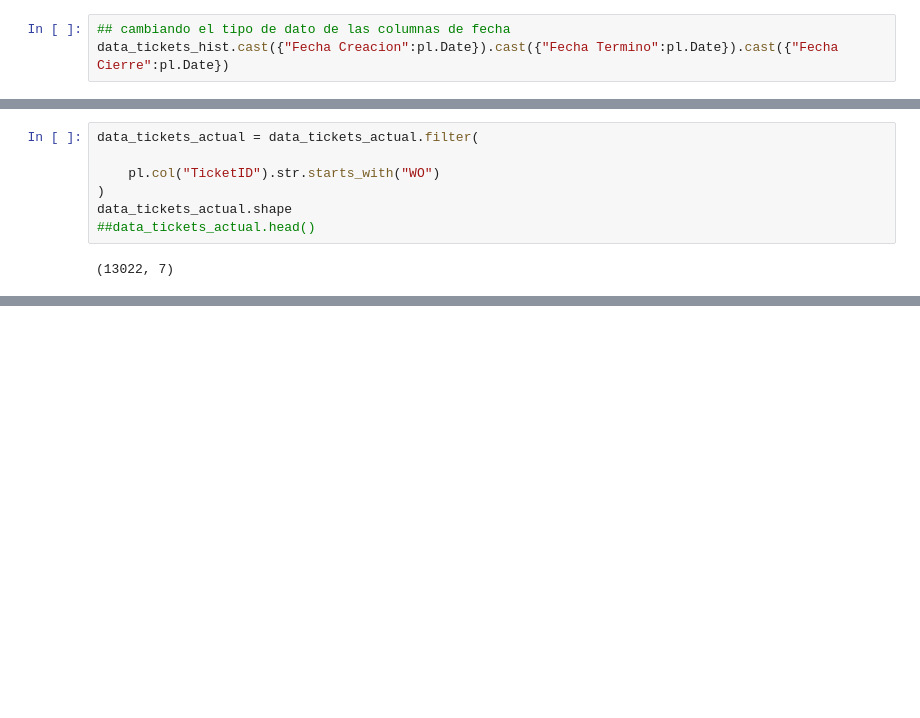
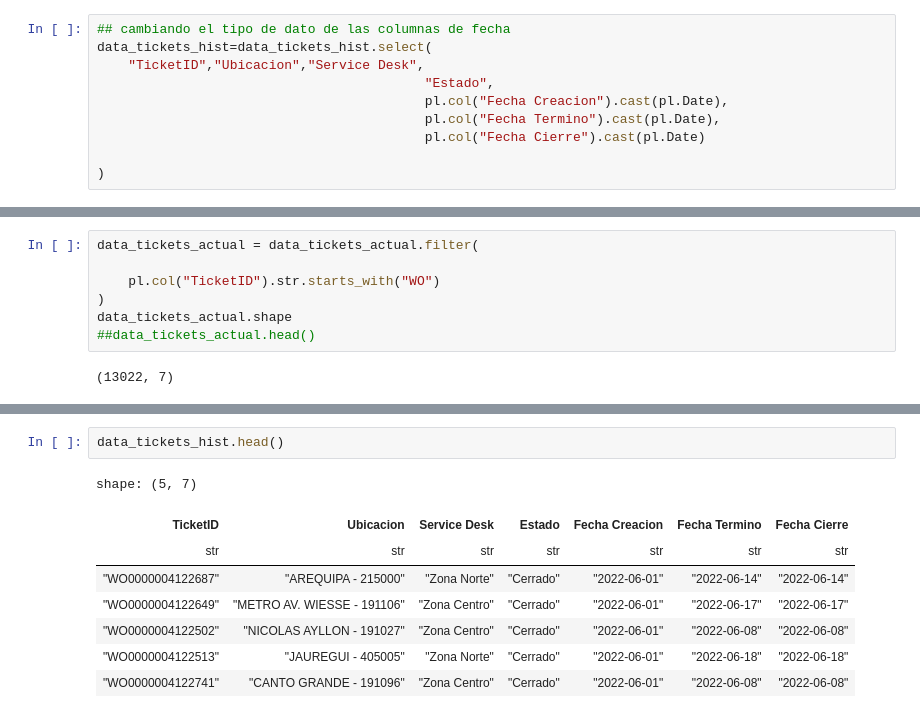
Before and after one commit to omarayrton/Primer-Entregable-ETL, a Jupyter notebook: primera_entrega.ipynb, the cells around one changed output, grey strips where cells are left out. Cells and saved outputs as stored; diff of their text form; blank space fills up the shorter version.

```diff
--- a/primera_entrega.ipynb
+++ b/primera_entrega.ipynb
@@ -31,4 +32,11 @@ shape: (10, 7)
 | "WO0000004122688" | "AREQUIPA - 215000" | "Zona Norte" | "Cerrado" | "2022-06-01" | "2022-06-17" | "2022-06-17" |
 # %%
 ## cambiando el tipo de dato de las columnas de fecha
-data_tickets_hist.cast({"Fecha Creacion":pl.Date}).cast({"Fecha Termino":pl.Date}).cast({"Fecha Cierre":pl.Date})
+data_tickets_hist=data_tickets_hist.select(
+    "TicketID","Ubicacion","Service Desk",
+                                          "Estado",
+                                          pl.col("Fecha Creacion").cast(pl.Date),
+                                          pl.col("Fecha Termino").cast(pl.Date),
+                                          pl.col("Fecha Cierre").cast(pl.Date)
+
+)
@@ -139,0 +139,11 @@ data_tickets_actual.shape
+# %%
+data_tickets_hist.head()
+# %% [output]
+shape: (5, 7)
+| TicketID | Ubicacion | Service Desk | Estado | Fecha Creacion | Fecha Termino | Fecha Cierre |
+| str | str | str | str | str | str | str |
+| "WO0000004122687" | "AREQUIPA - 215000" | "Zona Norte" | "Cerrado" | "2022-06-01" | "2022-06-14" | "2022-06-14" |
+| "WO0000004122649" | "METRO AV. WIESSE - 191106" | "Zona Centro" | "Cerrado" | "2022-06-01" | "2022-06-17" | "2022-06-17" |
+| "WO0000004122502" | "NICOLAS AYLLON - 191027" | "Zona Centro" | "Cerrado" | "2022-06-01" | "2022-06-08" | "2022-06-08" |
+| "WO0000004122513" | "JAUREGUI - 405005" | "Zona Norte" | "Cerrado" | "2022-06-01" | "2022-06-18" | "2022-06-18" |
+| "WO0000004122741" | "CANTO GRANDE - 191096" | "Zona Centro" | "Cerrado" | "2022-06-01" | "2022-06-08" | "2022-06-08" |
```
Also changed, not shown: parts of 13 cells of this notebook.
